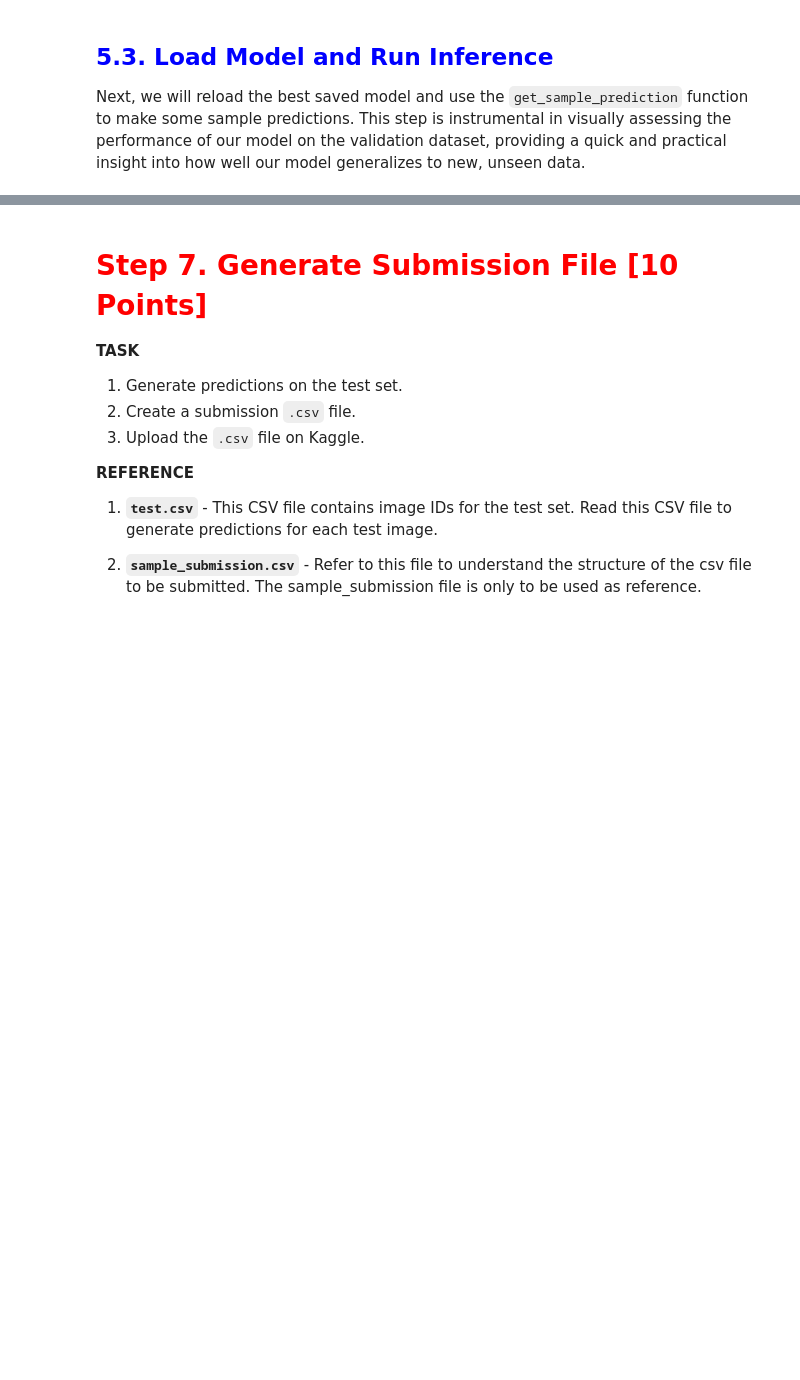
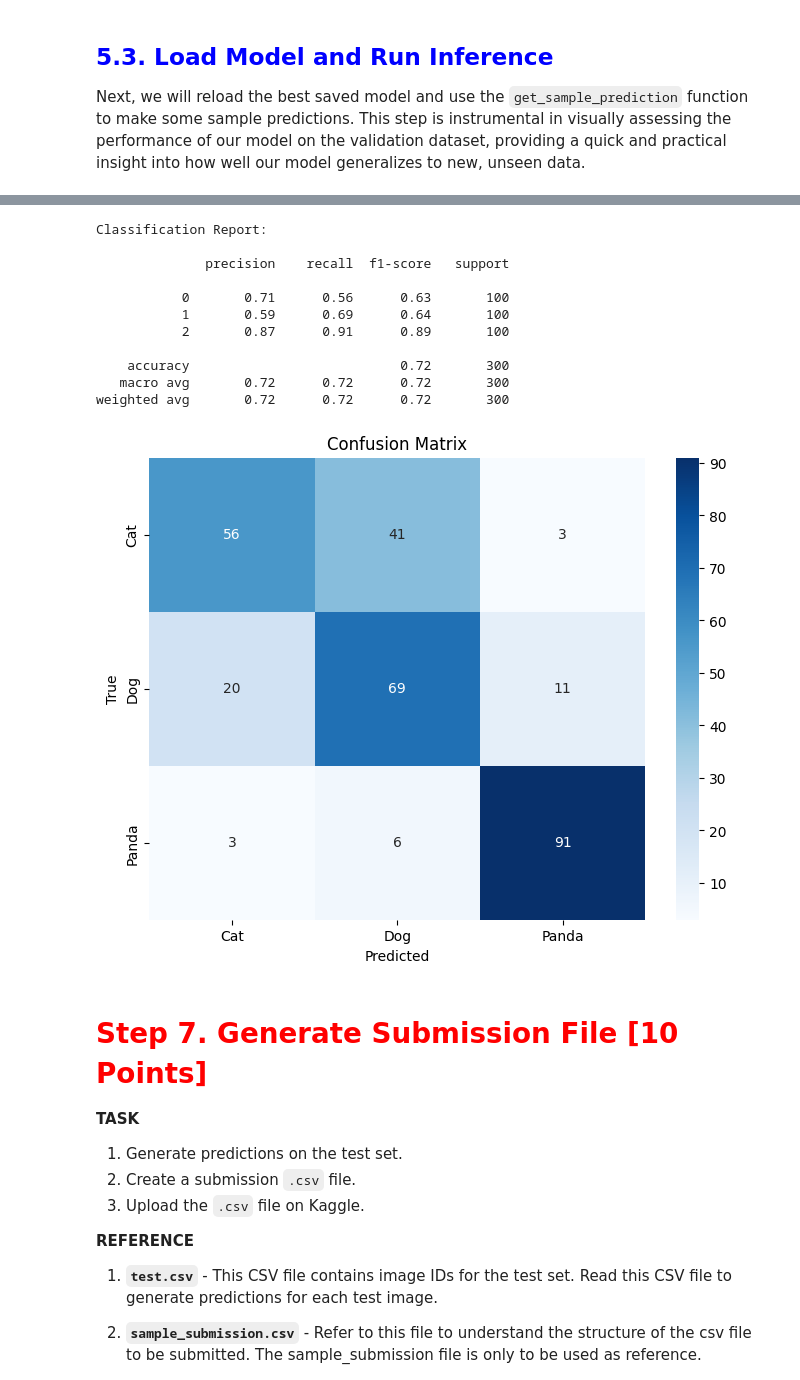
Before and after one commit to ramabyg/opencv_dl_pytorch, a Jupyter notebook: week5/training-from-scratch-round2-ipynb.ipynb, the cells around one changed output, grey strips where cells are left out. Drawn from its saved outputs; the diff is of its cells as text; code cells hidden in the pictures; blank space fills up the shorter version.

```diff
--- a/week5/training-from-scratch-round2-ipynb.ipynb
+++ b/week5/training-from-scratch-round2-ipynb.ipynb
@@ -325,8 +341,15 @@ class TrainingConfig:
     img_size: Tuple = (224, 224)
     epochs_count: int = 100
     init_learning_rate: float = 1e-3  # Initial learning rate
-    # data_root: str = "../data/animal-data/cat-dog-panda"
-    data_root: str = "/kaggle/input/open-cv-py-torch-project-1-classification-round-2/dataset"
+    # Predict only flag
+    predict_only: bool = False
+    # run on local machine
+    local_run: bool = False
+
+    if local_run:
+        data_root: str = "../data/animal-data/dataset"
+    else:
+        data_root: str = "/kaggle/input/open-cv-py-torch-project-1-classification-round-2/dataset"
     num_workers: int = 10
     device: str = "cuda"
 
@@ -341,6 +364,8 @@ class TrainingConfig:
     log_dir: str = "version_0"
     checkpoint_dir: str = "version_0"
 
+
+
     # overwrite values when GPU is not present
     if not torch.cuda.is_available():
         device: str = "cpu"
@@ -1051,7 +1137,22 @@ def compute_classification_report(model, data_root, img_size, mean, std, batch_s
     plt.title('Confusion Matrix')
     plt.show()
 # %%
-compute_classification_report(trained_model, valid_data_path, img_size=training_config.img_size, mean=mean, std=std, batch_size=32)
+# REMOVED for LOCAL RUN
+if not training_config.predict_only:
+    compute_classification_report(trained_model, valid_data_path, img_size=training_config.img_size, mean=mean, std=std, batch_size=32)
+# %% [output]
+Classification Report:
+
+              precision    recall  f1-score   support
+
+           0       0.71      0.56      0.63       100
+           1       0.59      0.69      0.64       100
+           2       0.87      0.91      0.89       100
+
+    accuracy                           0.72       300
+   macro avg       0.72      0.72      0.72       300
+weighted avg       0.72      0.72      0.72       300
+[figure, added]
 # %% [markdown]
 # <font style="color:red">Step 7. Generate Submission File [10 Points]</font>
 
```
Also changed, not shown: parts of 13 cells of this notebook.
